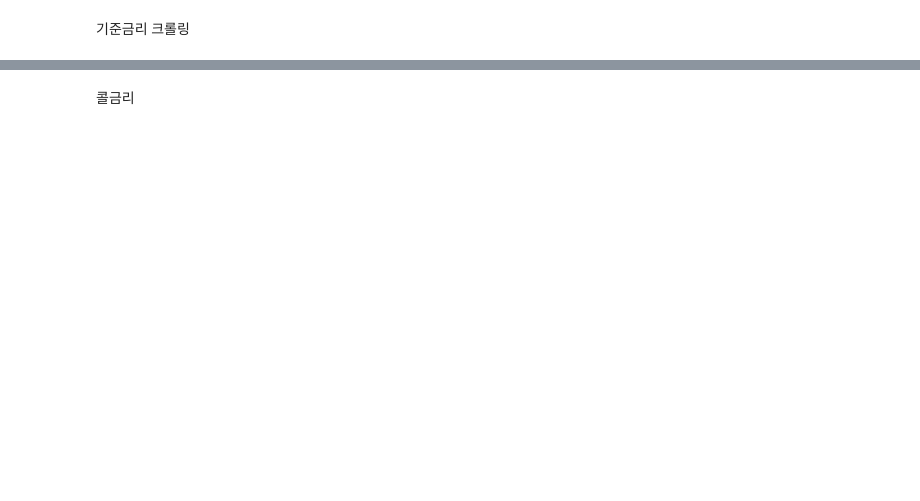
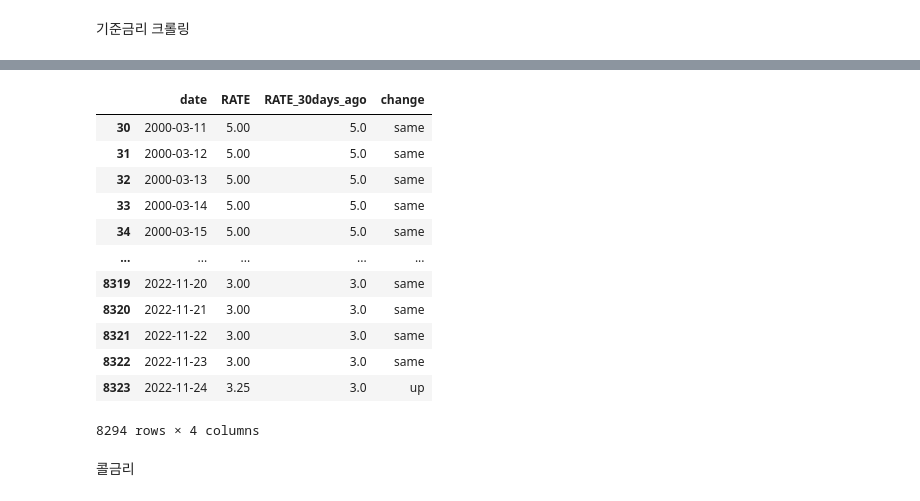
Before and after one commit to sesac-bok/DMPB, a Jupyter notebook: 01_gathering_data/02_base_rates_call_rates/rate_crawling.ipynb, the cells around one changed output, grey strips where cells are left out. Cells and saved outputs as stored; diff of their text form; code cells hidden in the pictures; blank space fills up the shorter version.

```diff
--- a/01_gathering_data/02_base_rates_call_rates/rate_crawling.ipynb
+++ b/01_gathering_data/02_base_rates_call_rates/rate_crawling.ipynb
@@ -45,0 +46,6 @@ baserate
+# %%
+baserate = baserate.merge(baserate.assign(date = baserate.date+pd.Timedelta(days=30)),
+               on='date',
+               how='left', suffixes=['', '_30days_ago'])
+# %%
+baserate.dropna(inplace=True)
@@ -46 +68,29 @@ baserate
+# %%
+baserate['change'] = np.select(
+    condlist=[
+        (baserate.RATE > baserate.RATE_30days_ago),
+        (baserate.RATE == baserate.RATE_30days_ago),
+    ],
+    choicelist=[
+        'up',
+        'same',
+    ],
+    default='down'
+)
+# %%
+baserate
+# %% [output]
+|  | date | RATE | RATE_30days_ago | change |
+| 30 | 2000-03-11 | 5.00 | 5.0 | same |
+| 31 | 2000-03-12 | 5.00 | 5.0 | same |
+| 32 | 2000-03-13 | 5.00 | 5.0 | same |
+| 33 | 2000-03-14 | 5.00 | 5.0 | same |
+| 34 | 2000-03-15 | 5.00 | 5.0 | same |
+| ... | ... | ... | ... | ... |
+| 8319 | 2022-11-20 | 3.00 | 3.0 | same |
+| 8320 | 2022-11-21 | 3.00 | 3.0 | same |
+| 8321 | 2022-11-22 | 3.00 | 3.0 | same |
+| 8322 | 2022-11-23 | 3.00 | 3.0 | same |
+| 8323 | 2022-11-24 | 3.25 | 3.0 | up |
+8294 rows × 4 columns
 # %%
```
Also changed, not shown: parts of 18 cells of this notebook, 2 other files.
